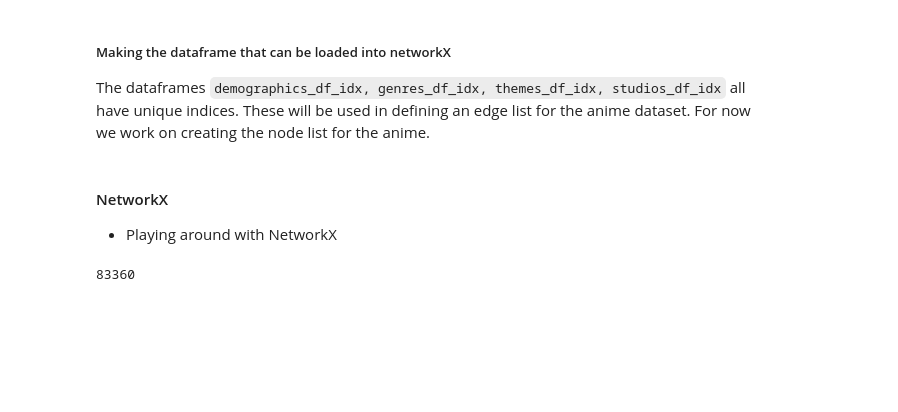
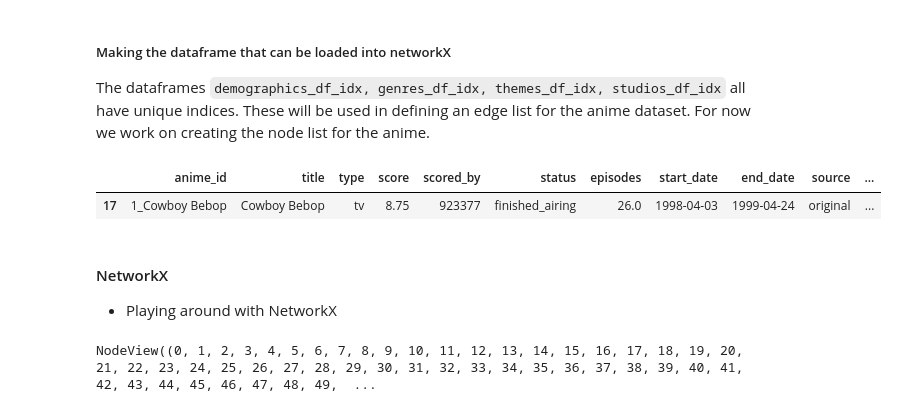
Before and after one commit to W3NDO/ArangoDbHackathon, a Jupyter notebook: anime_recomender_system.ipynb, the cells around one changed output. Cells and saved outputs as stored; diff of their text form; code cells hidden in the pictures; blank space fills up the shorter version.

```diff
--- a/anime_recomender_system.ipynb
+++ b/anime_recomender_system.ipynb
@@ -146,7 +160,7 @@ for col in manga_columns_to_fix:
 - because the anime, manga, genres, themes, etc etc will use an ID of some kind, we update the anime ID to be prefixed with `a_<id>`
 # %%
 def update_anime_id(anime_df):
-    anime_df["anime_id"] = anime_df["anime_id"].astype(str).apply(lambda x: f"a_{x}")
+    anime_df["anime_id"] = anime_df["anime_id"].astype(str).apply(lambda x: f"{x}") + "_" + anime_df["title"]
     return anime_df  # Ensure the function returns the updated DataFrame
 
 
@@ -274,6 +307,11 @@ demographics_edge_list = build_edge_list(anime, demographics_df_idx, "demographi
 genres_edge_list = build_edge_list(anime, genres_df_idx, "genres")
 themes_edge_list = build_edge_list(anime, themes_df_idx, "themes")
 studios_edge_list = build_edge_list(anime, studios_df_idx, "studios")
+# %%
+anime.loc[anime['title'] == 'Cowboy Bebop']
+# %% [output]
+|  | anime_id | title | type | score | scored_by | status | episodes | start_date | end_date | source | ... |
+| 17 | 1_Cowboy Bebop | Cowboy Bebop | tv | 8.75 | 923377 | finished_airing | 26.0 | 1998-04-03 | 1999-04-24 | original | ... |
 # %% [markdown]
 #### NetworkX
 
@@ -283,25 +321,21 @@ studios_edge_list = build_edge_list(anime, studios_df_idx, "studios")
 # Adding nodes for "genres", "themes", "demographics", "studios"
 G = nx.Graph()
 
-demographic_attributes = demographics_df_idx.set_index('index').to_dict(orient='index')
-genres_attributes = genres_df_idx.set_index('index').to_dict(orient='index')
-themes_attributes = themes_df_idx.set_index('index').to_dict(orient='index')
-studios_attributes = studios_df_idx.set_index('index').to_dict(orient='index')
-G.add_nodes_from(demographic_attributes.items())
-G.add_nodes_from(genres_attributes.items())
-G.add_nodes_from(themes_attributes.items())
-G.add_nodes_from(studios_attributes.items())
+G.add_nodes_from(demographics_df_idx.set_index('_key').to_dict(orient='index').items())
+G.add_nodes_from(genres_df_idx.set_index('_key').to_dict(orient='index').items())
+G.add_nodes_from(themes_df_idx.set_index('_key').to_dict(orient='index').items())
+G.add_nodes_from(studios_df_idx.set_index('_key').to_dict(orient='index').items())
 G.add_nodes_from(attributed_anime.set_index('anime_id').to_dict(orient='index').items())
-theme_edges = list(themes_edge_list.itertuples(index=False, name=None))
 genres_edges = list(genres_edge_list.itertuples(index=False, name=None))
 demographics_edges = list(demographics_edge_list.itertuples(index=False, name=None))
 studios_edges = list(studios_edge_list.itertuples(index=False, name=None))
+theme_edges = list(themes_edge_list.itertuples(index=False, name=None))
 G.add_edges_from(theme_edges)
 G.add_edges_from(genres_edges)
 G.add_edges_from(demographics_edges)
 G.add_edges_from(studios_edges)
-G.size()
+G.nodes
 # print(studios_attributes.items())
 # %% [output]
-83360
+NodeView((0, 1, 2, 3, 4, 5, 6, 7, 8, 9, 10, 11, 12, 13, 14, 15, 16, 17, 18, 19, 20, 21, 22, 23, 24, 25, 26, 27, 28, 29, 30, 31, 32, 33, 34, 35, 36, 37, 38, 39, 40, 41, 42, 43, 44, 45, 46, 47, 48, 49,  ...
 # %%
```
Also changed, not shown: parts of 8 cells of this notebook, 3 other files.
